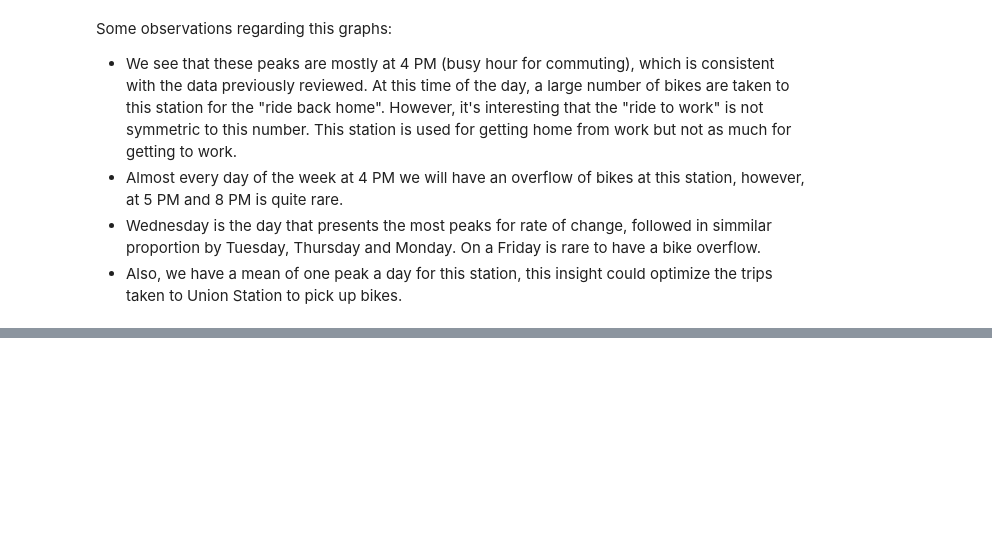
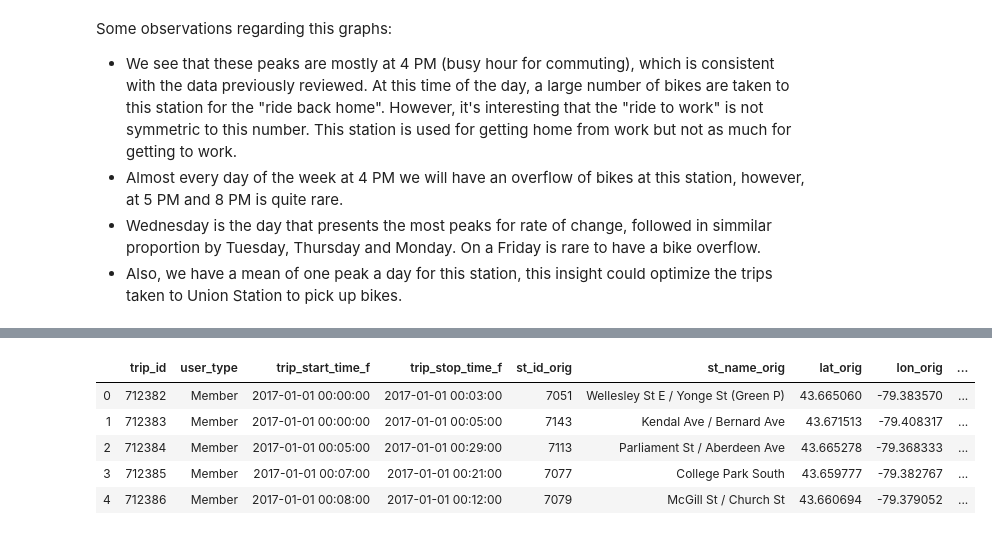
Before and after one commit to josescuderoh/bikeshare-replenishment-forecast, a Jupyter notebook: Code/EDA.ipynb, the cells around one changed output, grey strips where cells are left out. Cells and saved outputs as stored; diff of their text form; code cells hidden in the pictures; blank space fills up the shorter version.

```diff
--- a/Code/EDA.ipynb
+++ b/Code/EDA.ipynb
@@ -327,0 +358,9 @@ counts_union.to_csv('union_df.csv', index=False)
+# %%
+counts_union.head()
+# %% [output]
+|  | trip_id | user_type | trip_start_time_f | trip_stop_time_f | st_id_orig | st_name_orig | lat_orig | lon_orig | ... |
+| 0 | 712382 | Member | 2017-01-01 00:00:00 | 2017-01-01 00:03:00 | 7051 | Wellesley St E / Yonge St (Green P) | 43.665060 | -79.383570 | ... |
+| 1 | 712383 | Member | 2017-01-01 00:00:00 | 2017-01-01 00:05:00 | 7143 | Kendal Ave / Bernard Ave | 43.671513 | -79.408317 | ... |
+| 2 | 712384 | Member | 2017-01-01 00:05:00 | 2017-01-01 00:29:00 | 7113 | Parliament St / Aberdeen Ave | 43.665278 | -79.368333 | ... |
+| 3 | 712385 | Member | 2017-01-01 00:07:00 | 2017-01-01 00:21:00 | 7077 | College Park South | 43.659777 | -79.382767 | ... |
+| 4 | 712386 | Member | 2017-01-01 00:08:00 | 2017-01-01 00:12:00 | 7079 | McGill St / Church St | 43.660694 | -79.379052 | ... |
```
Also changed, not shown: parts of 6 cells of this notebook, 2 other files.
